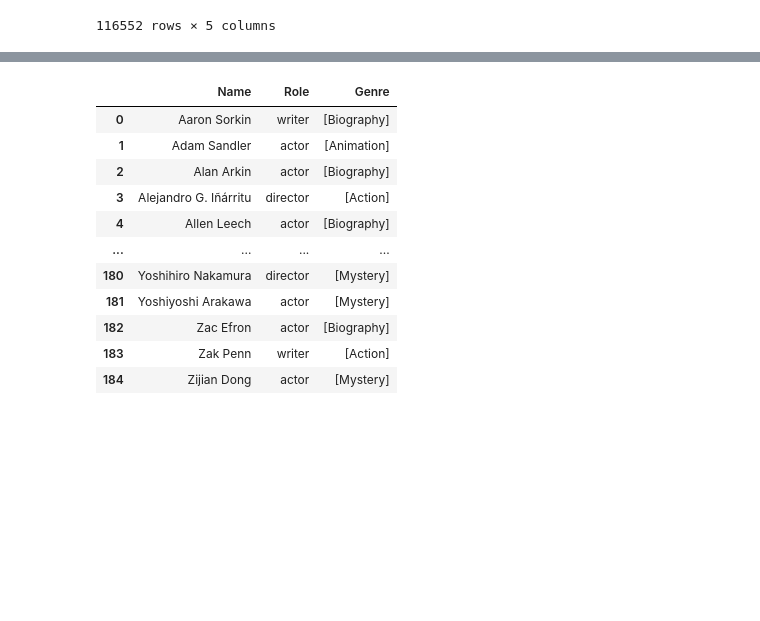
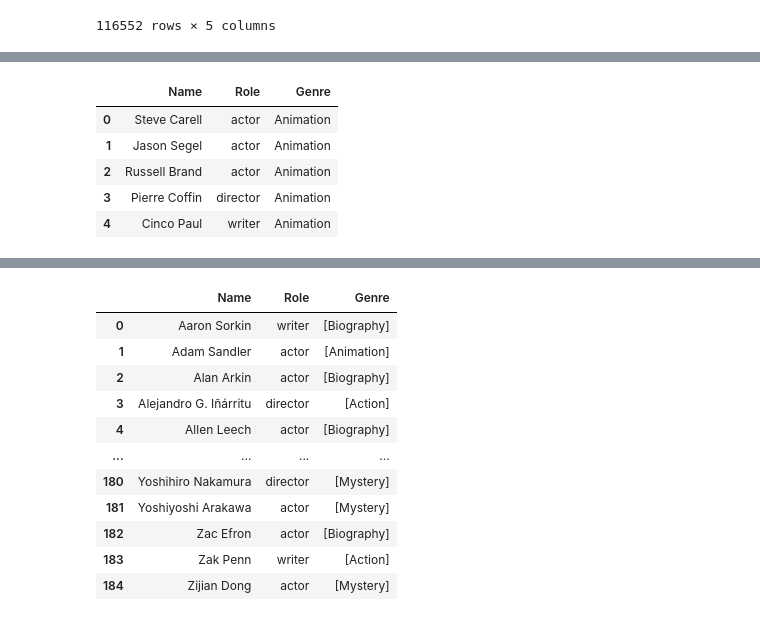
Before and after one commit to mitchellren123/Microsoft-Movie-Analysis, a Jupyter notebook: Microsoft_Movie_Analysis.ipynb, the cells around one changed output, grey strips where cells are left out. Cells and saved outputs as stored; diff of their text form; code cells hidden in the pictures; blank space fills up the shorter version.

```diff
--- a/Microsoft_Movie_Analysis.ipynb
+++ b/Microsoft_Movie_Analysis.ipynb
@@ -470,8 +496,16 @@ New_Adventure_df['Genre'] = 'Adventure'
 # %%
 # Using the pull_talent_info function for the Animation genre
 
 New_Animation_df = pull_talent_info(Animation_df)
 New_Animation_df['Genre'] = 'Animation'
+New_Animation_df.head(5)
+# %% [output]
+|  | Name | Role | Genre |
+| 0 | Steve Carell | actor | Animation |
+| 1 | Jason Segel | actor | Animation |
+| 2 | Russell Brand | actor | Animation |
+| 3 | Pierre Coffin | director | Animation |
+| 4 | Cinco Paul | writer | Animation |
 # %%
 # Using the pull_talent_info function for the Biography genre
 
```
Also changed, not shown: parts of 8 cells of this notebook, 2 other files.
